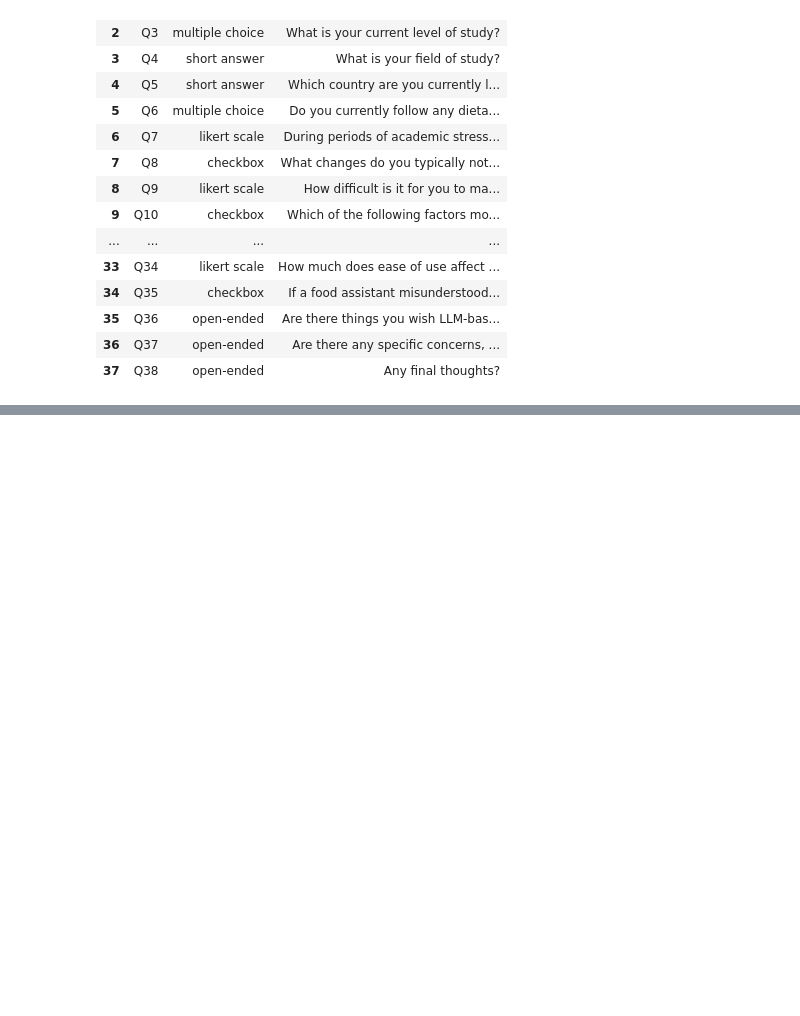
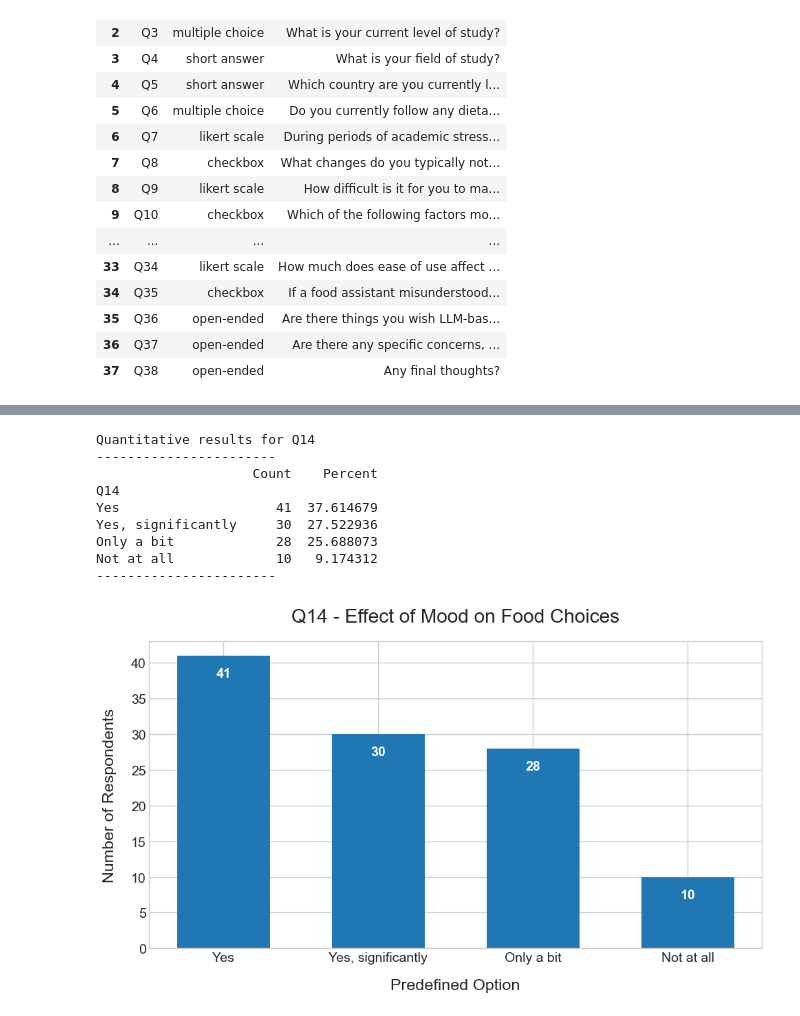
Before and after one commit to Oliveira-Lionel/thesis_results, a Jupyter notebook: results.ipynb, the cells around one changed output, grey strips where cells are left out. Saved outputs shown, nothing was run; the diff lists cells and outputs as text; code cells hidden in the pictures; blank space fills up the shorter version.

```diff
--- a/results.ipynb
+++ b/results.ipynb
@@ -418,0 +376,51 @@ plt.show()
+# %%
+# Q14 - Effect of Mood on Food Choices (Multiple Choice)
+qid = 'Q14'
+
+filtered, others = process_multiple_choice(qid, official_options_map[qid])
+
+# Counts
+counts = filtered
+percent = counts / counts.sum() * 100  # or len(df) for percentage of all 109 responses
+mc_results = pd.DataFrame({'Count': counts, 'Percent': percent})
+
+print(f"Quantitative results for {qid}")
+print("-----------------------")
+print(mc_results)
+print("-----------------------")
+
+if len(others) > 0:
+    print("-----------------------")
+    print(f"\nOther answers from {qid}:")
+    for answer in others:
+        print(answer)
+
+    pd.DataFrame({'Others:': list(others)}).to_csv(f'{qid}_others.csv', index=False)
+
+    print("-----------------------")
+
+# Plot the results
+plt.figure(figsize=(10,6))
+plt.bar(mc_results.index, mc_results['Count'], width=0.6, color='#1f77b4')
+plt.title('Q14 - Effect of Mood on Food Choices', pad=20)
+plt.xlabel('Predefined Option', labelpad=15)
+plt.ylabel('Number of Respondents', labelpad=15)
+plt.xticks(rotation=0, ha='center')
+
+# Add values on bars
+for i, v in enumerate(mc_results['Count']):
+    plt.text(i, v - 3, str(v), ha='center', color='white', fontweight='bold')
+
+plt.tight_layout()
+plt.show()
+# %% [output]
+Quantitative results for Q14
+-----------------------
+                    Count    Percent
+Q14
+Yes                    41  37.614679
+Yes, significantly     30  27.522936
+Only a bit             28  25.688073
+Not at all             10   9.174312
+-----------------------
+[figure, added]
```
Also changed, not shown: parts of 23 cells of this notebook.
